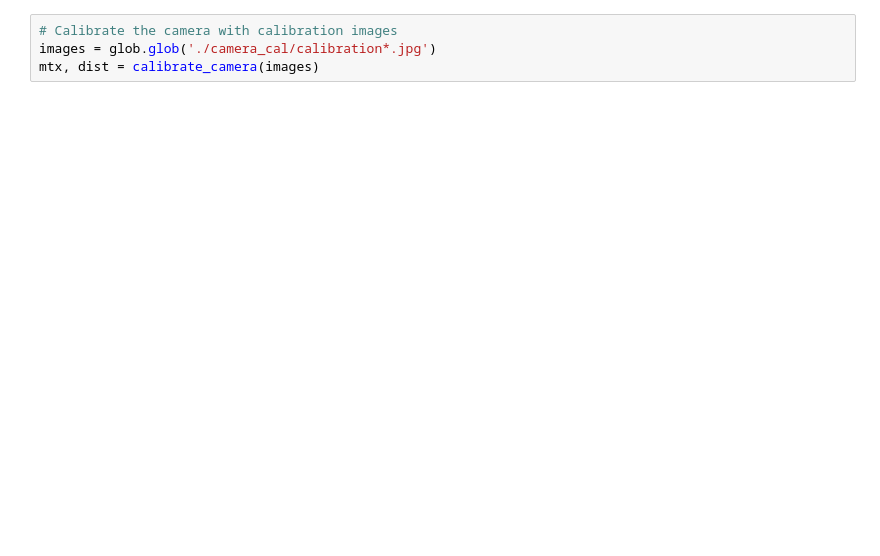
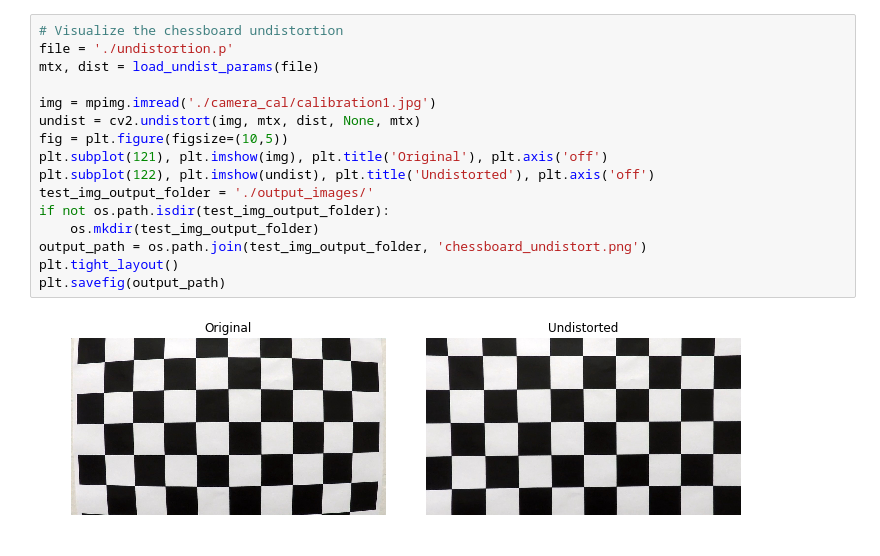
Before and after one commit to yuetingliu/CarND-Advanced-Lane-Lines-P4, a Jupyter notebook: Advanced-lane-line-finding.ipynb, the cells around one changed output. Saved outputs shown, nothing was run; the diff lists cells and outputs as text; blank space fills up the shorter version.

```diff
--- a/Advanced-lane-line-finding.ipynb
+++ b/Advanced-lane-line-finding.ipynb
@@ -49,4 +66,18 @@ def calibrate_camera(images, draw_corners=None):
-# %%
-# Calibrate the camera with calibration images
-images = glob.glob('./camera_cal/calibration*.jpg')
-mtx, dist = calibrate_camera(images)
+# %%
+# Visualize the chessboard undistortion
+file = './undistortion.p'
+mtx, dist = load_undist_params(file)
+
+img = mpimg.imread('./camera_cal/calibration1.jpg')
+undist = cv2.undistort(img, mtx, dist, None, mtx)
+fig = plt.figure(figsize=(10,5))
+plt.subplot(121), plt.imshow(img), plt.title('Original'), plt.axis('off')
+plt.subplot(122), plt.imshow(undist), plt.title('Undistorted'), plt.axis('off')
+test_img_output_folder = './output_images/'
+if not os.path.isdir(test_img_output_folder):
+    os.mkdir(test_img_output_folder)
+output_path = os.path.join(test_img_output_folder, 'chessboard_undistort.png')
+plt.tight_layout()
+plt.savefig(output_path)
+# %% [output]
+[figure, added]
```
Also changed, not shown: parts of 26 cells of this notebook, 18 other files.
